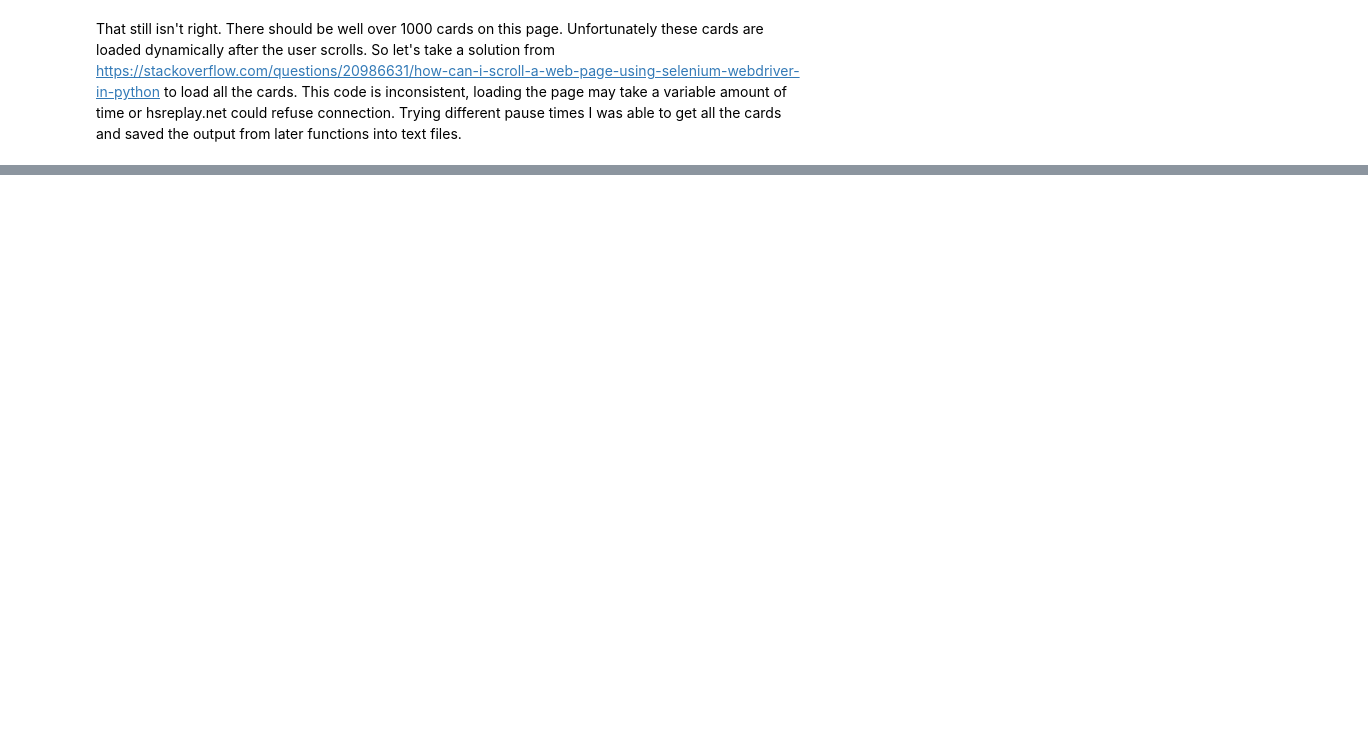
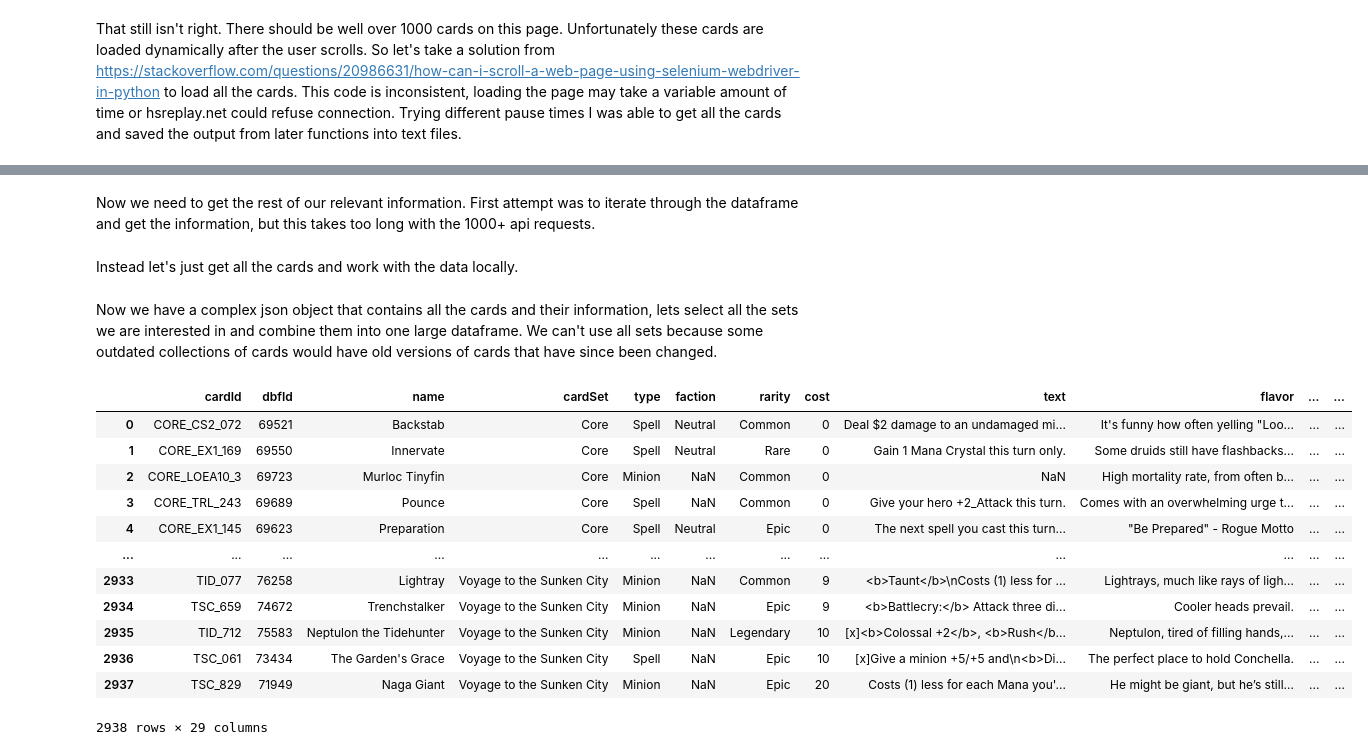
Before and after one commit to jaspermwilson/Hearthstone_Card_Regression, a Jupyter notebook: JW_Hearthstone_Card_Regression.ipynb, the cells around one changed output, grey strips where cells are left out. Drawn from its saved outputs; the diff is of its cells as text; code cells hidden in the pictures; blank space fills up the shorter version.

```diff
--- a/JW_Hearthstone_Card_Regression.ipynb
+++ b/JW_Hearthstone_Card_Regression.ipynb
@@ -292,0 +213,2 @@ def scroll_down(self):
+# %% [markdown]
+Now we need to get the rest of our relevant information. First attempt was to iterate through the dataframe and get the information, but this takes too long with the 1000+ api requests.
@@ -292,0 +234,36 @@ def scroll_down(self):
+# %% [markdown]
+Instead let's just get all the cards and work with the data locally.
+# %%
+url = "https://omgvamp-hearthstone-v1.p.rapidapi.com/cards"
+
+querystring = {"collectible":"1"}
+
+headers = {
+    "X-RapidAPI-Key": "64accc3c01msh8386ed44b3b00b7p1766a1jsna7ddde737a91",
+    "X-RapidAPI-Host": "omgvamp-hearthstone-v1.p.rapidapi.com"
+}
+
+response = requests.request("GET", url, headers=headers, params=querystring).json()
+# %% [markdown]
+Now we have a complex json object that contains all the cards and their information, lets select all the sets we are interested in and combine them into one large dataframe. We can't use all sets because some outdated collections of cards would have old versions of cards that have since been changed.
+# %%
+listOfSets = ['Core', 'Goblins vs Gnomes', 'The Grand Tournament', 'Whispers of the Old Gods', 'Mean Streets of Gadgetzan', 'Journey to Un\'Goro', 'Knights of the Frozen Throne', 'Kobolds & Catacombs', 'The Witchwood', 'The Boomsday Project', 'Rastakhan\'s Rumble', 'Rise of Shadows', 'Saviors of Uldum', 'Descent of Dragons', 'Ashes of Outland', 'Scholomance Academy', 'Forged in the Barrens', 'United in Stormwind', 'Fractured in Alterac Valley', 'Voyage to the Sunken City']
+allCardsDF = pd.DataFrame()
+for set in listOfSets:
+    newDF = pd.DataFrame(response[set])
+    allCardsDF = pd.concat([allCardsDF,newDF],ignore_index=True)
+allCardsDF
+# %% [output]
+|  | cardId | dbfId | name | cardSet | type | faction | rarity | cost | text | flavor | ... | ... |
+| 0 | CORE_CS2_072 | 69521 | Backstab | Core | Spell | Neutral | Common | 0 | Deal $2 damage to an undamaged mi... | It's funny how often yelling "Loo... | ... | ... |
+| 1 | CORE_EX1_169 | 69550 | Innervate | Core | Spell | Neutral | Rare | 0 | Gain 1 Mana Crystal this turn only. | Some druids still have flashbacks... | ... | ... |
+| 2 | CORE_LOEA10_3 | 69723 | Murloc Tinyfin | Core | Minion | NaN | Common | 0 | NaN | High mortality rate, from often b... | ... | ... |
+| 3 | CORE_TRL_243 | 69689 | Pounce | Core | Spell | NaN | Common | 0 | Give your hero +2_Attack this turn. | Comes with an overwhelming urge t... | ... | ... |
+| 4 | CORE_EX1_145 | 69623 | Preparation | Core | Spell | Neutral | Epic | 0 | The next spell you cast this turn... | "Be Prepared" - Rogue Motto | ... | ... |
+| ... | ... | ... | ... | ... | ... | ... | ... | ... | ... | ... | ... | ... |
+| 2933 | TID_077 | 76258 | Lightray | Voyage to the Sunken City | Minion | NaN | Common | 9 | <b>Taunt</b>\nCosts (1) less for ... | Lightrays, much like rays of ligh... | ... | ... |
+| 2934 | TSC_659 | 74672 | Trenchstalker | Voyage to the Sunken City | Minion | NaN | Epic | 9 | <b>Battlecry:</b> Attack three di... | Cooler heads prevail. | ... | ... |
+| 2935 | TID_712 | 75583 | Neptulon the Tidehunter | Voyage to the Sunken City | Minion | NaN | Legendary | 10 | [x]<b>Colossal +2</b>, <b>Rush</b... | Neptulon, tired of filling hands,... | ... | ... |
+| 2936 | TSC_061 | 73434 | The Garden's Grace | Voyage to the Sunken City | Spell | NaN | Epic | 10 | [x]Give a minion +5/+5 and\n<b>Di... | The perfect place to hold Conchella. | ... | ... |
+| 2937 | TSC_829 | 71949 | Naga Giant | Voyage to the Sunken City | Minion | NaN | Epic | 20 | Costs (1) less for each Mana you'... | He might be giant, but he’s still... | ... | ... |
+2938 rows × 29 columns
```
Also changed, not shown: parts of 59 cells of this notebook.
